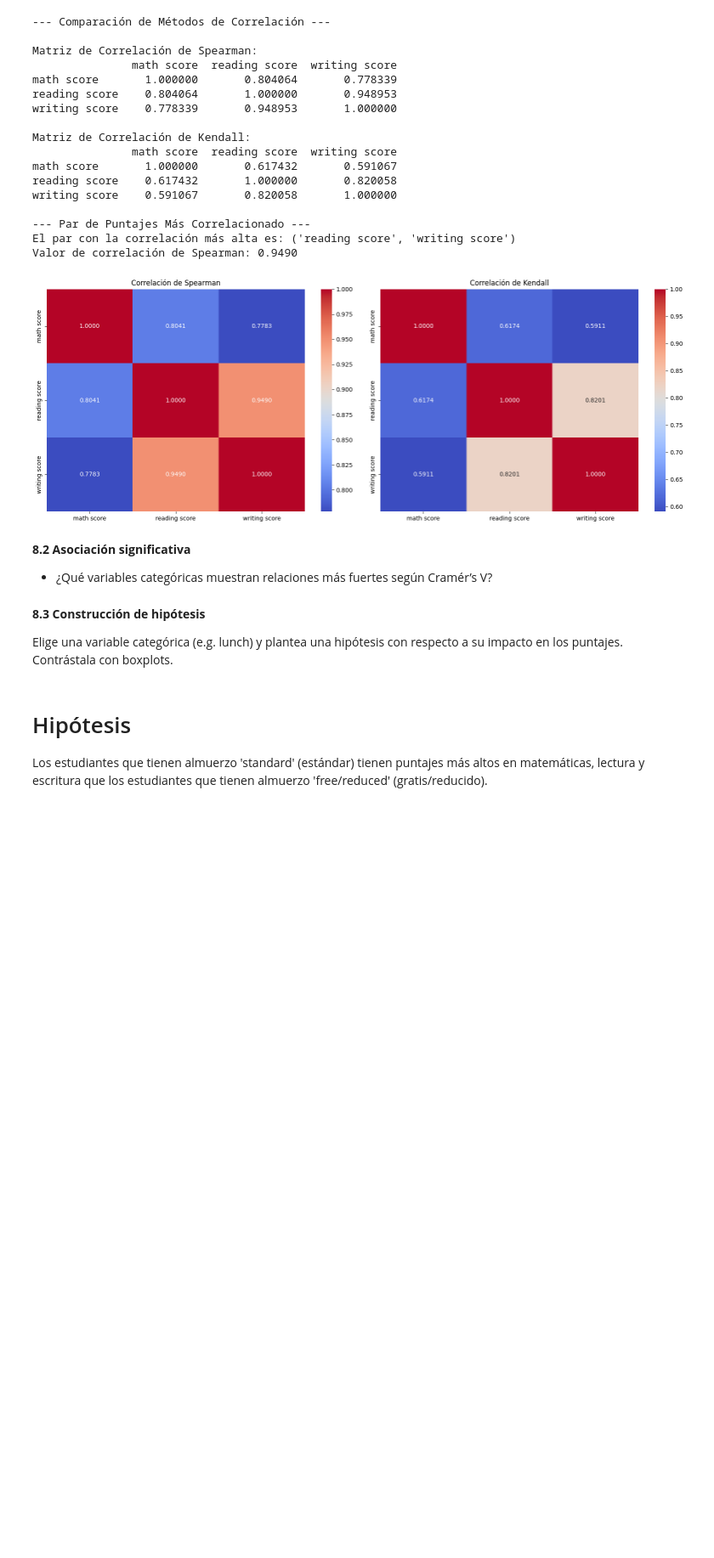
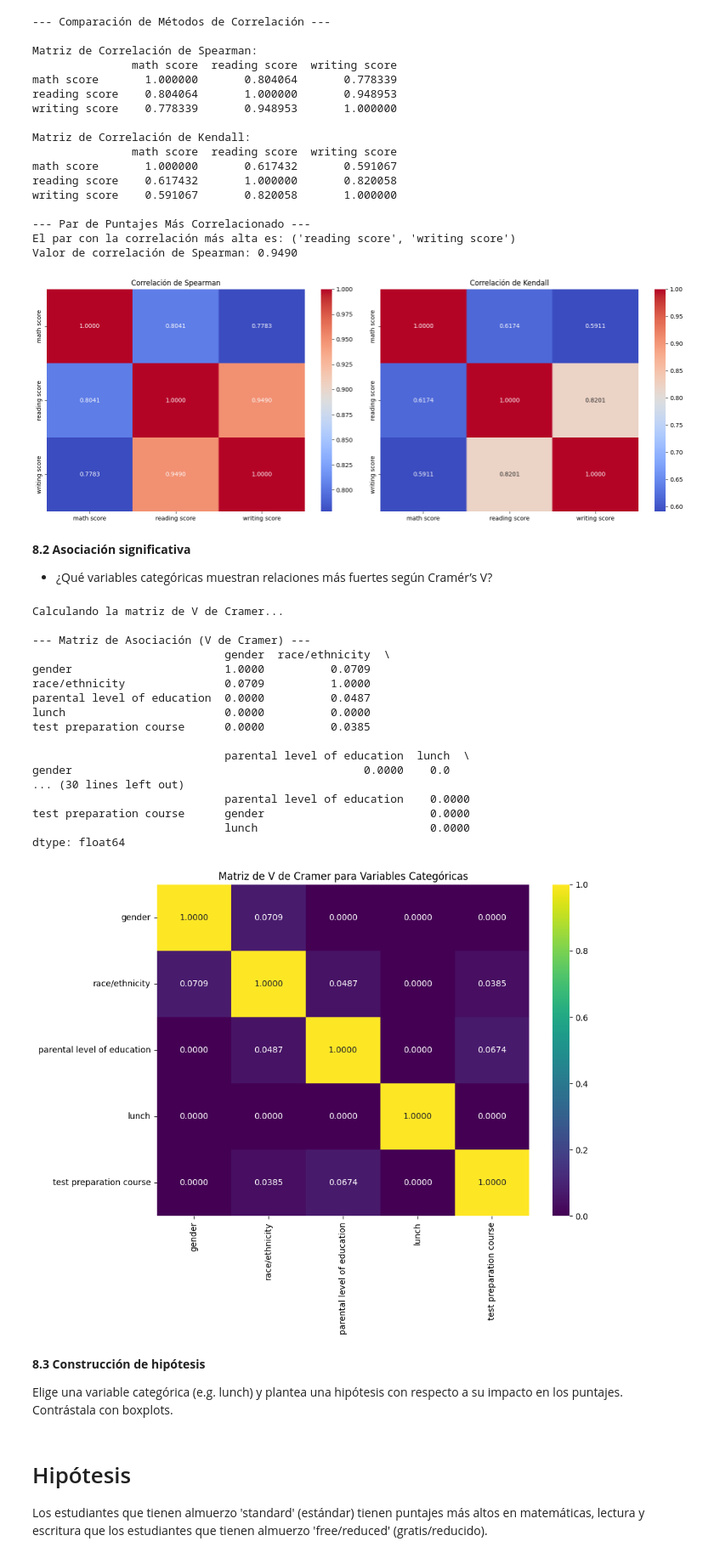
Before and after one commit to soyHouston256/CodeJam, a Jupyter notebook: modulo4_analisis_exploratorio/Correlations_and_associations.ipynb, the cells around one changed output. Shown: that part at 85% size. Drawn from its saved outputs; the diff is of its cells as text; code cells hidden in the pictures; blank space fills up the shorter version.

```diff
--- a/modulo4_analisis_exploratorio/Correlations_and_associations.ipynb
+++ b/modulo4_analisis_exploratorio/Correlations_and_associations.ipynb
@@ -255,6 +255,82 @@ Valor de correlación de Spearman: 0.9490
 **8.2 Asociación significativa**
 
 - ¿Qué variables categóricas muestran relaciones más fuertes según Cramér’s V?
+# %%
+from itertools import combinations
+df = pd.read_csv('StudentsPerformance.csv')
+
+# 1. Identificar las columnas categóricas
+categorical_cols = df.select_dtypes(include='object').columns.tolist()
+
+# 2. Definir la función para calcular V de Cramer
+def cramers_v(contingency_table):
+    """
+    Calcula el V de Cramer para una tabla de contingencia.
+    """
+    chi2 = chi2_contingency(contingency_table)[0]
+    n = contingency_table.sum().sum()
+    if n == 0:
+        return 0
+    phi2 = chi2 / n
+    r, k = contingency_table.shape
+    # Corrección de sesgo
+    phi2corr = max(0, phi2 - ((k-1)*(r-1))/(n-1))
+    rcorr = r - ((r-1)**2)/(n-1)
+    kcorr = k - ((k-1)**2)/(n-1)
+
+    # Evitar división por cero
+    if min((kcorr-1), (rcorr-1)) <= 0:
+        return 0
+
+    return np.sqrt(phi2corr / min((kcorr-1), (rcorr-1)))
+
+# 3. Calcular la matriz de V de Cramer para todos los pares
+print("Calculando la matriz de V de Cramer...")
+cramers_v_matrix = pd.DataFrame(np.ones((len(categorical_cols), len(categorical_cols))),
+                                index=categorical_cols, columns=categorical_cols)
+
+for col1, col2 in combinations(categorical_cols, 2):
+    contingency = pd.crosstab(df[col1], df[col2])
+    v = cramers_v(contingency)
+    cramers_v_matrix.loc[col1, col2] = v
+    cramers_v_matrix.loc[col2, col1] = v
+
+# 4. Presentar los resultados en una tabla y un ranking
+print("\n--- Matriz de Asociación (V de Cramer) ---")
+print(cramers_v_matrix.round(4))
+
+# Crear y mostrar un ranking ordenado
+unstacked = cramers_v_matrix.unstack()
+unstacked = unstacked[unstacked != 1].sort_values(ascending=False)
+
+print("\n--- Ranking de Asociaciones Categóricas (de mayor a menor) ---")
+print(unstacked.round(4))
+
+# 5. Visualizar la matriz como un mapa de calor
+plt.figure(figsize=(10, 8))
+sns.heatmap(cramers_v_matrix, annot=True, fmt='.4f', cmap='viridis')
+plt.title("Matriz de V de Cramer para Variables Categóricas")
+plt.tight_layout()
+plt.show()
+# %% [output]
+Calculando la matriz de V de Cramer...
+
+--- Matriz de Asociación (V de Cramer) ---
+                             gender  race/ethnicity  \
+gender                       1.0000          0.0709
+race/ethnicity               0.0709          1.0000
+parental level of education  0.0000          0.0487
+lunch                        0.0000          0.0000
+test preparation course      0.0000          0.0385
+
+                             parental level of education  lunch  \
+gender                                            0.0000    0.0
+... (30 lines left out)
+                             parental level of education    0.0000
+test preparation course      gender                         0.0000
+                             lunch                          0.0000
+dtype: float64
+[figure, added]
 # %% [markdown]
 **8.3 Construcción de hipótesis**
 
```
